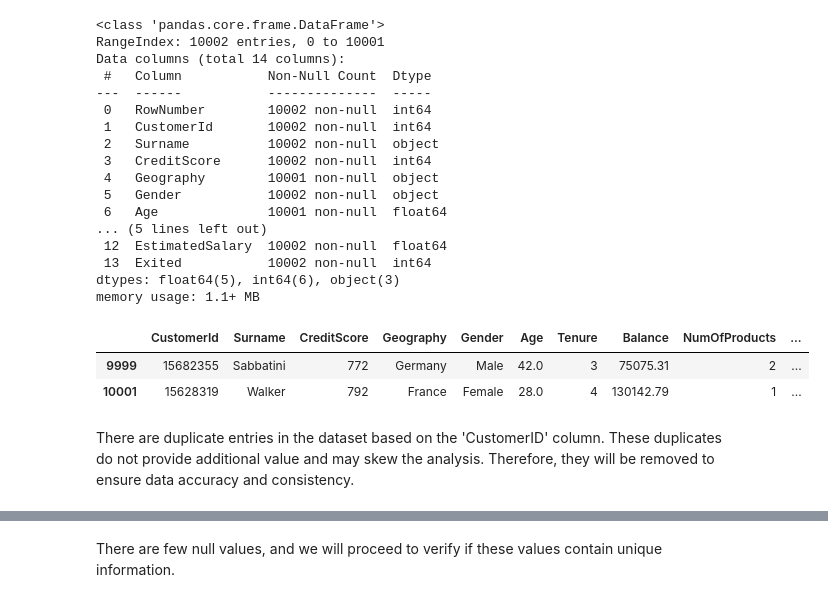
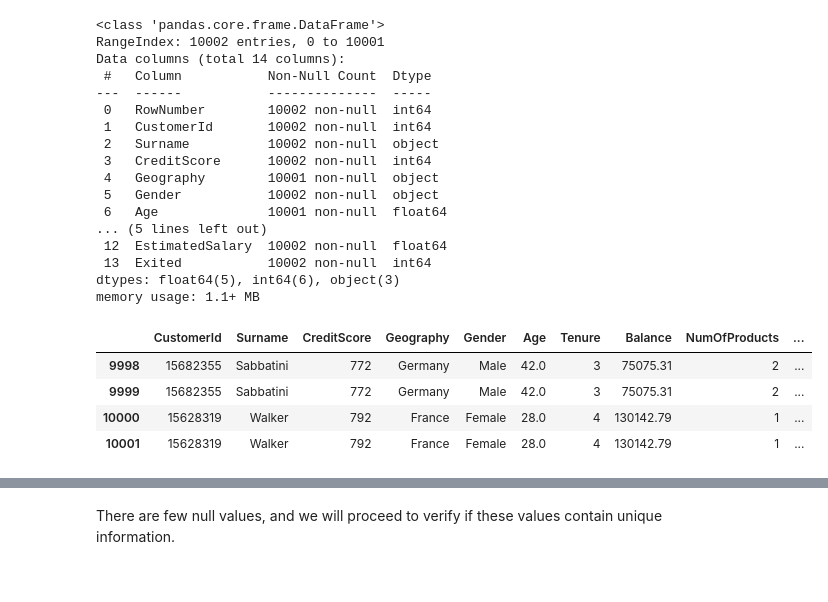
Before and after one commit to davexat/Customer_Churn_Predictor, a Jupyter notebook: notebooks/1.0_dsb_data_preparation.ipynb, the cells around one changed output, grey strips where cells are left out. Drawn from its saved outputs; the diff is of its cells as text; code cells hidden in the pictures.

```diff
--- a/notebooks/1.0_dsb_data_preparation.ipynb
+++ b/notebooks/1.0_dsb_data_preparation.ipynb
@@ -67,8 +66,8 @@ df = df.drop(columns=['RowNumber'])
-# %%
-df[df.duplicated(subset=['CustomerId'])]
-# %% [output]
-|  | CustomerId | Surname | CreditScore | Geography | Gender | Age | Tenure | Balance | NumOfProducts | ... |
-| 9999 | 15682355 | Sabbatini | 772 | Germany | Male | 42.0 | 3 | 75075.31 | 2 | ... |
-| 10001 | 15628319 | Walker | 792 | France | Female | 28.0 | 4 | 130142.79 | 1 | ... |
-# %% [markdown]
-There are duplicate entries in the dataset based on the 'CustomerID' column. These duplicates do not provide additional value and may skew the analysis. Therefore, they will be removed to ensure data accuracy and consistency.
+# %%
+df[df.duplicated(subset=['CustomerId'], keep=False)]
+# %% [output]
+|  | CustomerId | Surname | CreditScore | Geography | Gender | Age | Tenure | Balance | NumOfProducts | ... |
+| 9998 | 15682355 | Sabbatini | 772 | Germany | Male | 42.0 | 3 | 75075.31 | 2 | ... |
+| 9999 | 15682355 | Sabbatini | 772 | Germany | Male | 42.0 | 3 | 75075.31 | 2 | ... |
+| 10000 | 15628319 | Walker | 792 | France | Female | 28.0 | 4 | 130142.79 | 1 | ... |
+| 10001 | 15628319 | Walker | 792 | France | Female | 28.0 | 4 | 130142.79 | 1 | ... |
```
Also changed, not shown: parts of 6 cells of this notebook, 1 other file.
